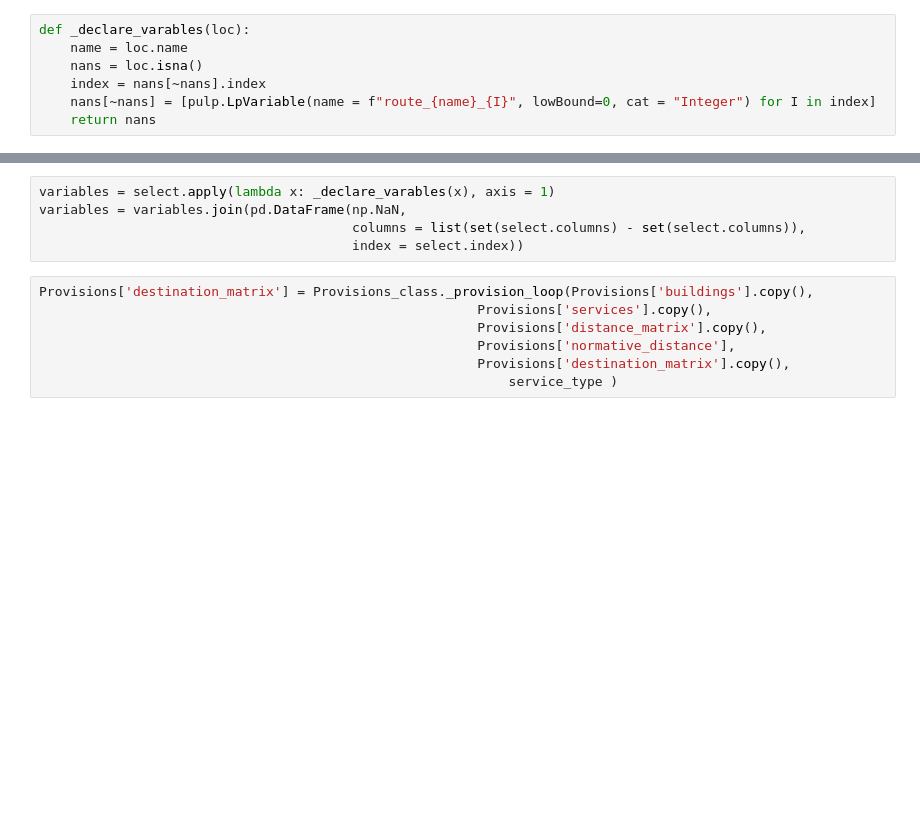
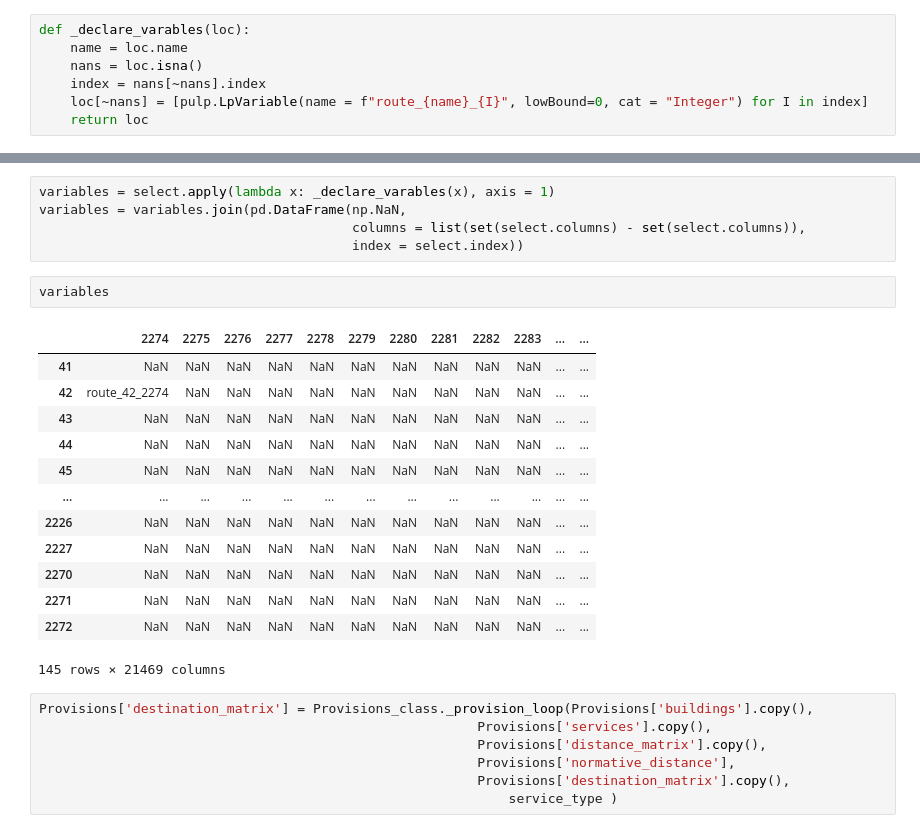
Before and after one commit to iduprojects/CityGeoTools, a Jupyter notebook: notebook_examples/multiple_provisions.ipynb, the cells around one changed output, grey strips where cells are left out. Saved outputs shown, nothing was run; the diff lists cells and outputs as text; blank space fills up the shorter version.

Commit message:
multiple provisions _declare_variables perfomance fix

```diff
--- a/notebook_examples/multiple_provisions.ipynb
+++ b/notebook_examples/multiple_provisions.ipynb
@@ -574,8 +574,8 @@ def _declare_varables(loc):
     name = loc.name
     nans = loc.isna()
     index = nans[~nans].index
-    nans[~nans] = [pulp.LpVariable(name = f"route_{name}_{I}", lowBound=0, cat = "Integer") for I in index]
-    return nans
+    loc[~nans] = [pulp.LpVariable(name = f"route_{name}_{I}", lowBound=0, cat = "Integer") for I in index]
+    return loc
 # %%
 select = distance_matrix[distance_matrix.iloc[:] <= selection_range]
 select = select.apply(lambda x: 1/(x+1), axis = 1)
@@ -599,6 +594,22 @@ variables = select.apply(lambda x: _declare_varables(x), axis = 1)
 variables = variables.join(pd.DataFrame(np.NaN,
                                         columns = list(set(select.columns) - set(select.columns)),
                                         index = select.index))
+# %%
+variables
+# %% [output]
+|  | 2274 | 2275 | 2276 | 2277 | 2278 | 2279 | 2280 | 2281 | 2282 | 2283 | ... | ... |
+| 41 | NaN | NaN | NaN | NaN | NaN | NaN | NaN | NaN | NaN | NaN | ... | ... |
+| 42 | route_42_2274 | NaN | NaN | NaN | NaN | NaN | NaN | NaN | NaN | NaN | ... | ... |
+| 43 | NaN | NaN | NaN | NaN | NaN | NaN | NaN | NaN | NaN | NaN | ... | ... |
+| 44 | NaN | NaN | NaN | NaN | NaN | NaN | NaN | NaN | NaN | NaN | ... | ... |
+| 45 | NaN | NaN | NaN | NaN | NaN | NaN | NaN | NaN | NaN | NaN | ... | ... |
+| ... | ... | ... | ... | ... | ... | ... | ... | ... | ... | ... | ... | ... |
+| 2226 | NaN | NaN | NaN | NaN | NaN | NaN | NaN | NaN | NaN | NaN | ... | ... |
+| 2227 | NaN | NaN | NaN | NaN | NaN | NaN | NaN | NaN | NaN | NaN | ... | ... |
+| 2270 | NaN | NaN | NaN | NaN | NaN | NaN | NaN | NaN | NaN | NaN | ... | ... |
+| 2271 | NaN | NaN | NaN | NaN | NaN | NaN | NaN | NaN | NaN | NaN | ... | ... |
+| 2272 | NaN | NaN | NaN | NaN | NaN | NaN | NaN | NaN | NaN | NaN | ... | ... |
+145 rows × 21469 columns
 # %%
 Provisions['destination_matrix'] = Provisions_class._provision_loop(Provisions['buildings'].copy(),
                                                         Provisions['services'].copy(),
```
Also changed, not shown: parts of 4 cells of this notebook, 1 other file.
